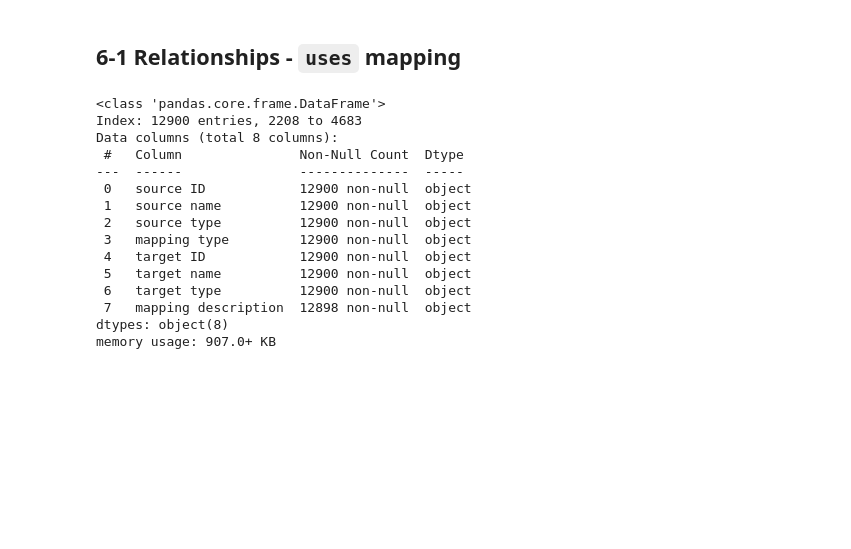
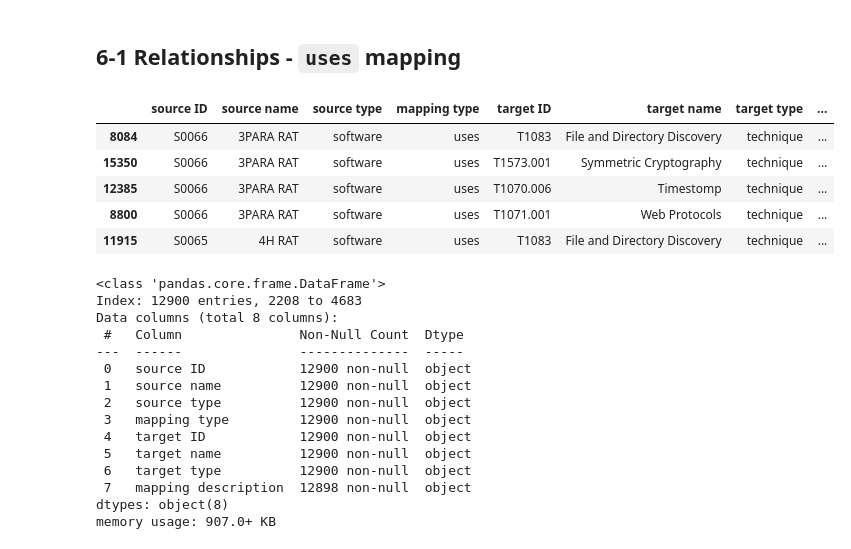
Before and after one commit to hcvu1050/hieuchivu-gt24-repo2, a Jupyter notebook: notebooks/data_explore.ipynb, the cells around one changed output. Cells and saved outputs as stored; diff of their text form; code cells hidden in the pictures; blank space fills up the shorter version.

```diff
--- a/notebooks/data_explore.ipynb
+++ b/notebooks/data_explore.ipynb
@@ -253,6 +270,17 @@ Name: count, dtype: int64
 ## 6-1 Relationships - `uses` mapping
 # %%
 rela_uses_df = relationships_df[relationships_df['mapping type'] =='uses']
+# %%
+rela_software_techniques_df = relationships_df[(relationships_df['mapping type'] =='uses') & (relationships_df['source type'] =='software')]
+# %%
+rela_software_techniques_df.head()
+# %% [output]
+|  | source ID | source name | source type | mapping type | target ID | target name | target type | ... |
+| 8084 | S0066 | 3PARA RAT | software | uses | T1083 | File and Directory Discovery | technique | ... |
+| 15350 | S0066 | 3PARA RAT | software | uses | T1573.001 | Symmetric Cryptography | technique | ... |
+| 12385 | S0066 | 3PARA RAT | software | uses | T1070.006 | Timestomp | technique | ... |
+| 8800 | S0066 | 3PARA RAT | software | uses | T1071.001 | Web Protocols | technique | ... |
+| 11915 | S0065 | 4H RAT | software | uses | T1083 | File and Directory Discovery | technique | ... |
 # %%
 rela_uses_df.info()
 # %% [output]
```
Also changed, not shown: parts of 8 cells of this notebook, 2 other files.
